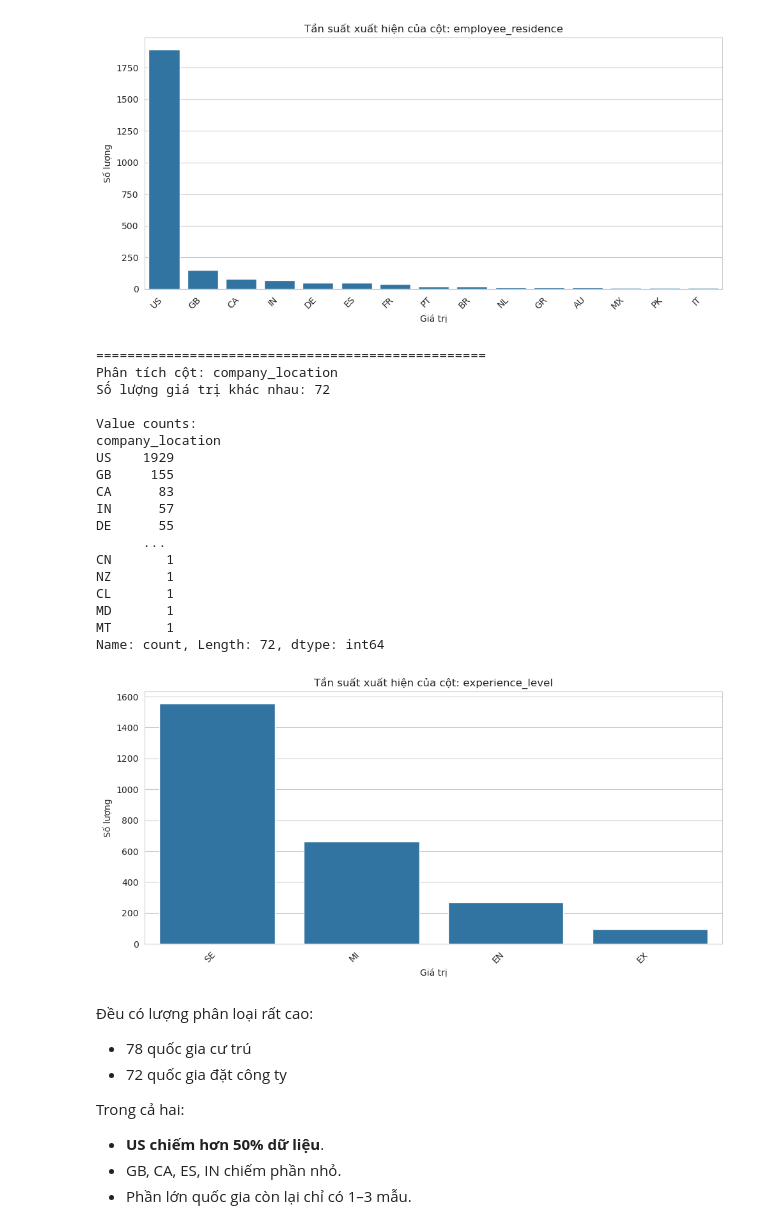
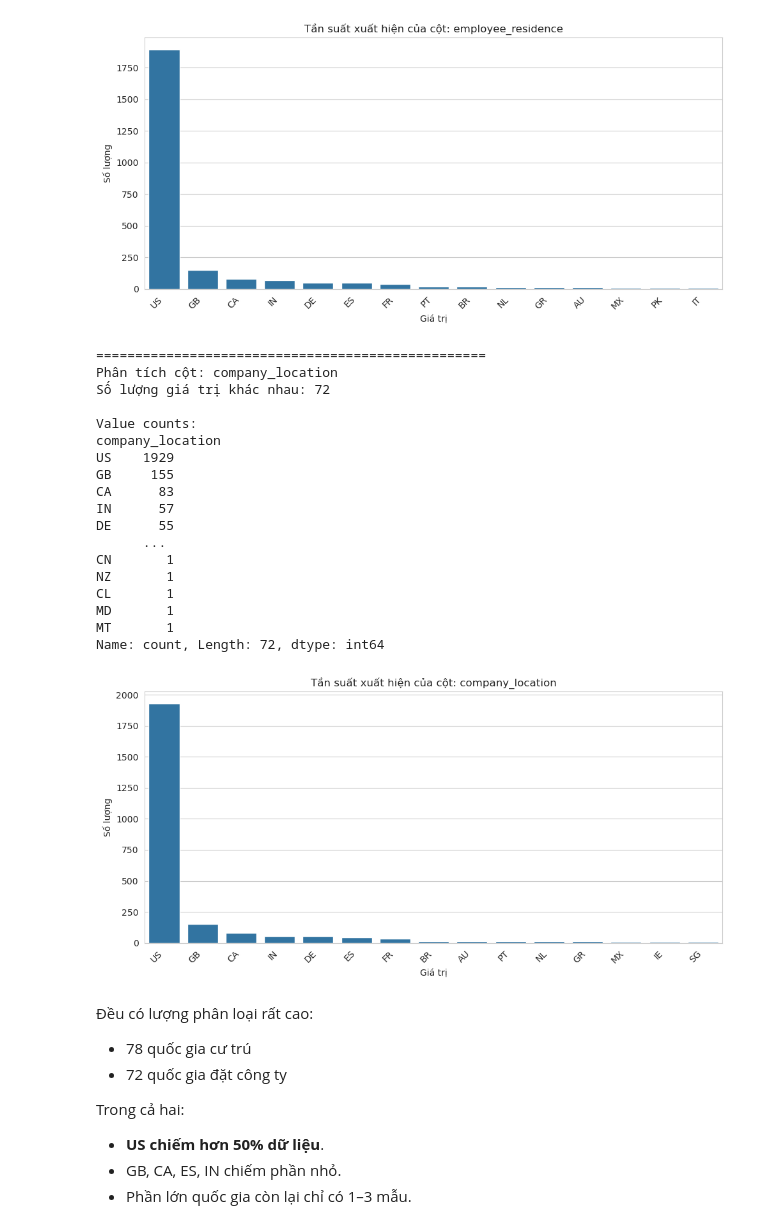
Before and after one commit to Trung0Minh/CSC17104_2025_Final_Project, a Jupyter notebook: DataScienceSalaries2023.ipynb, the cells around one changed output. Cells and saved outputs as stored; diff of their text form; code cells hidden in the pictures.

```diff
--- a/DataScienceSalaries2023.ipynb
+++ b/DataScienceSalaries2023.ipynb
@@ -548,27 +548,27 @@ Name: count, Length: 78, dtype: int64
 [figure]
 # %%
 dp.analyze_categorical_column(df, 'company_location')
-vis.plot_bar_count(df, 'experience_level')
+vis.plot_bar_count(df, 'company_location')
 # %% [output]
 ==================================================
 Phân tích cột: company_location
 Số lượng giá trị khác nhau: 72
 
 Value counts:
 company_location
 US    1929
 GB     155
 CA      83
 IN      57
 DE      55
       ...
 CN       1
 NZ       1
 CL       1
 MD       1
 MT       1
 Name: count, Length: 72, dtype: int64
-[figure, old version]
+[figure, new version]
 # %% [markdown]
 Đều có lượng phân loại rất cao:
 - 78 quốc gia cư trú
```
Also changed, not shown: parts of 23 cells of this notebook, 7 other files.
